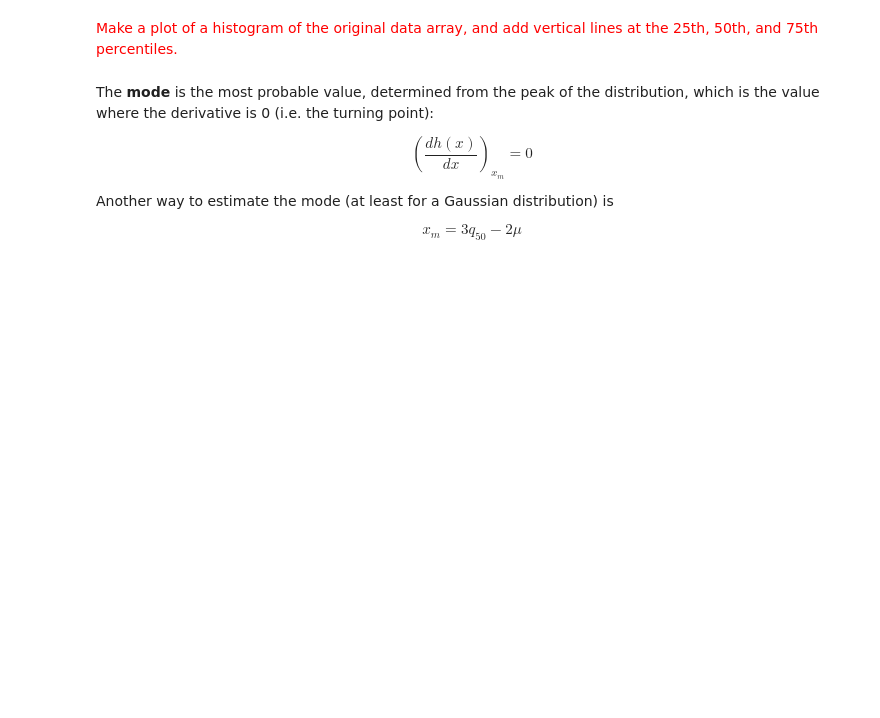
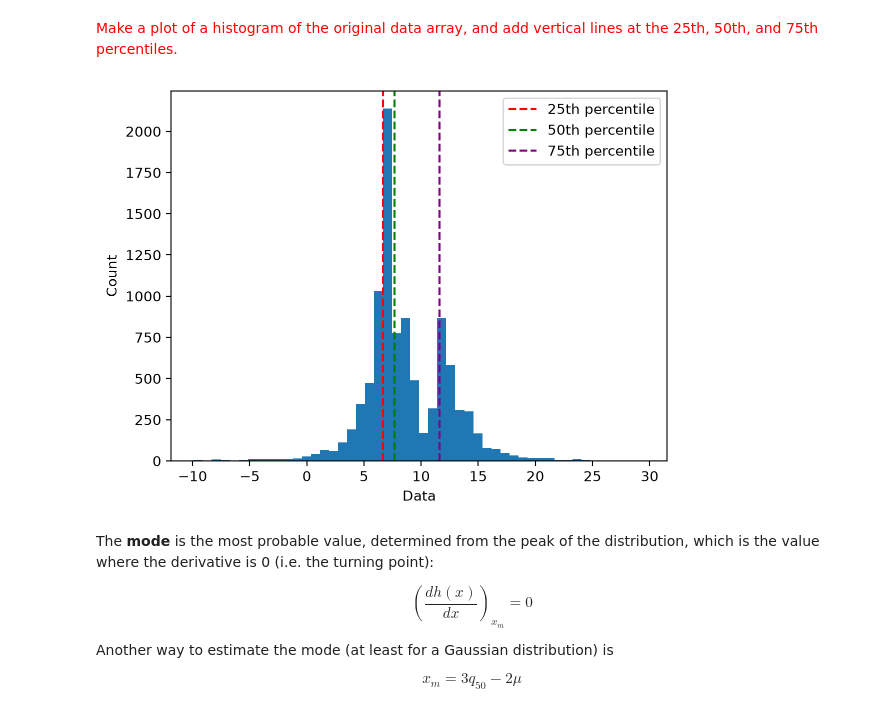
Before and after one commit to NihanPol/astrostats_ttu_fall26, a Jupyter notebook: coursework/student_folders/jolee_peal/lectures/Lecture_3_JoleePeal.ipynb, the cells around one changed output. Cells and saved outputs as stored; diff of their text form; code cells hidden in the pictures; blank space fills up the shorter version.

```diff
--- a/coursework/student_folders/jolee_peal/lectures/Lecture_3_JoleePeal.ipynb
+++ b/coursework/student_folders/jolee_peal/lectures/Lecture_3_JoleePeal.ipynb
@@ -169,6 +190,28 @@ print(astroMLstats.sigmaG(data2), np.std(data2))
 %timeit np.median(data), astroMLstats.sigmaG(data)
 # %% [markdown]
 <font color='red'>Make a plot of a histogram of the original data array, and add vertical lines at the 25th, 50th, and 75th percentiles.</font>
+# %%
+# Calculating the 25th, 50th, and 75th percentiles
+q25 = np.percentile(data, 25)
+q50 = np.percentile(data, 50)
+q75 = np.percentile(data, 75)
+
+# Plot the histogram
+plt.hist(data, bins=50)
+
+# Add vertical lines at the percentiles
+plt.axvline(q25, color='red', linestyle='--', label='25th percentile')
+plt.axvline(q50, color='green', linestyle='--', label='50th percentile')
+plt.axvline(q75, color='purple', linestyle='--', label='75th percentile')
+
+# Add labels and legend
+plt.xlabel('Data')
+plt.ylabel('Count')
+plt.legend()
+
+plt.show()
+# %% [output]
+[figure, added]
 # %% [markdown]
 The **mode** is the most probable value, determined from the peak of the distribution, which is the value where the derivative is 0 (i.e. the turning point):
 
```
Also changed, not shown: parts of 20 cells of this notebook, 4 other files.
